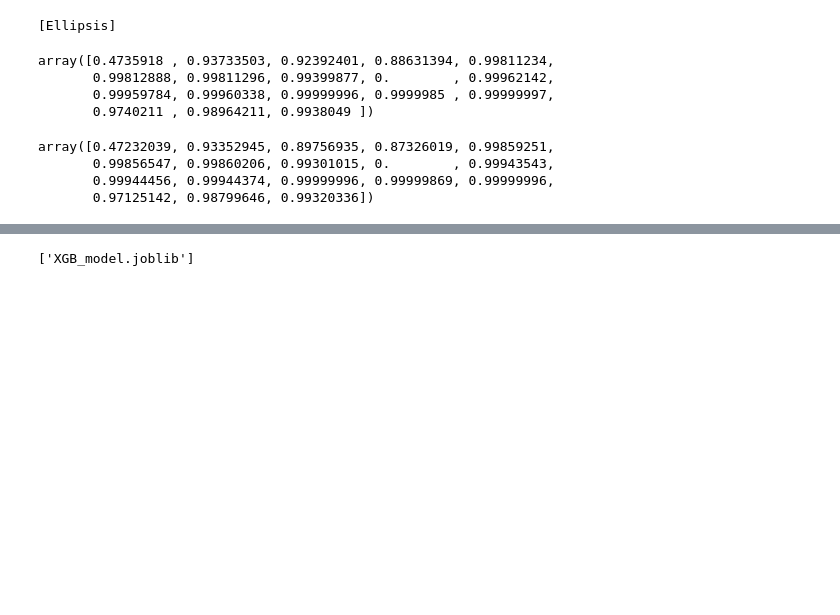
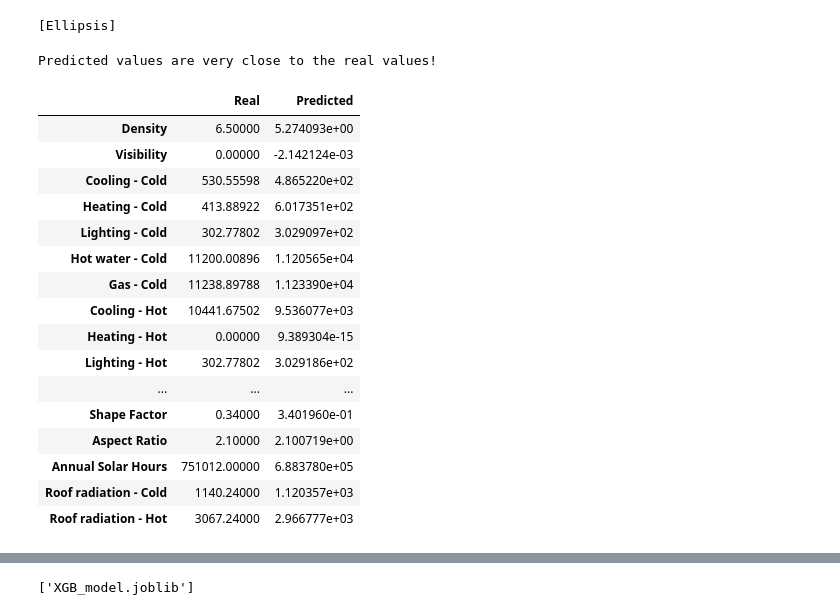
Before and after one commit to Marzhmann/UrbanHub, a Jupyter notebook: XGB-opt.ipynb, the cells around one changed output, grey strips where cells are left out. Cells and saved outputs as stored; diff of their text form; code cells hidden in the pictures; blank space fills up the shorter version.

Commit message:
predicted done

```diff
--- a/XGB-opt.ipynb
+++ b/XGB-opt.ipynb
@@ -74,23 +74,36 @@ model.fit(X, y)
 # %%
 yp_train = model.predict(X_train)
 yp_test = model.predict(X_test)
+# %%
+r_pr = [[45,79.648232,111.719300,0.6,1,22,10,7]]
+pr_df = pd.DataFrame(r_pr, columns=model.feature_names_in_)
+pr_res_df = pd.DataFrame(model.predict(pr_df), columns=y.columns).iloc[0,:]
+results_pr = {'Real': y_test.iloc[0,:], 'Predicted': pr_res_df}
+results_pr_df = pd.DataFrame(results_pr)
+print("Predicted values are very close to the real values!")
+results_pr_df
+# %% [output]
+Predicted values are very close to the real values!
+|  | Real | Predicted |
+| Density | 6.50000 | 5.274093e+00 |
+| Visibility | 0.00000 | -2.142124e-03 |
+| Cooling - Cold | 530.55598 | 4.865220e+02 |
+| Heating - Cold | 413.88922 | 6.017351e+02 |
+| Lighting - Cold | 302.77802 | 3.029097e+02 |
+| Hot water - Cold | 11200.00896 | 1.120565e+04 |
+| Gas - Cold | 11238.89788 | 1.123390e+04 |
+| Cooling - Hot | 10441.67502 | 9.536077e+03 |
+| Heating - Hot | 0.00000 | 9.389304e-15 |
+| Lighting - Hot | 302.77802 | 3.029186e+02 |
+| ... | ... | ... |
+| Shape Factor | 0.34000 | 3.401960e-01 |
+| Aspect Ratio | 2.10000 | 2.100719e+00 |
+| Annual Solar Hours | 751012.00000 | 6.883780e+05 |
+| Roof radiation - Cold | 1140.24000 | 1.120357e+03 |
+| Roof radiation - Hot | 3067.24000 | 2.966777e+03 |
 # %%
 r2_train=r2_score(y_train, yp_train, multioutput='raw_values')
 r2_test=r2_score(y_test, yp_test, multioutput='raw_values')
-# %%
-r2_train
-# %% [output]
-array([0.4735918 , 0.93733503, 0.92392401, 0.88631394, 0.99811234,
-       0.99812888, 0.99811296, 0.99399877, 0.        , 0.99962142,
-       0.99959784, 0.99960338, 0.99999996, 0.9999985 , 0.99999997,
-       0.9740211 , 0.98964211, 0.9938049 ])
-# %%
-r2_test
-# %% [output]
-array([0.47232039, 0.93352945, 0.89756935, 0.87326019, 0.99859251,
-       0.99856547, 0.99860206, 0.99301015, 0.        , 0.99943543,
-       0.99944456, 0.99944374, 0.99999996, 0.99999869, 0.99999996,
-       0.97125142, 0.98799646, 0.99320336])
 # %%
 results = {'Target': y.columns , 'Test Score': r2_test, 'Train Score': r2_train}
 results_df = pd.DataFrame(results)
```
Also changed, not shown: parts of 3 cells of this notebook.
